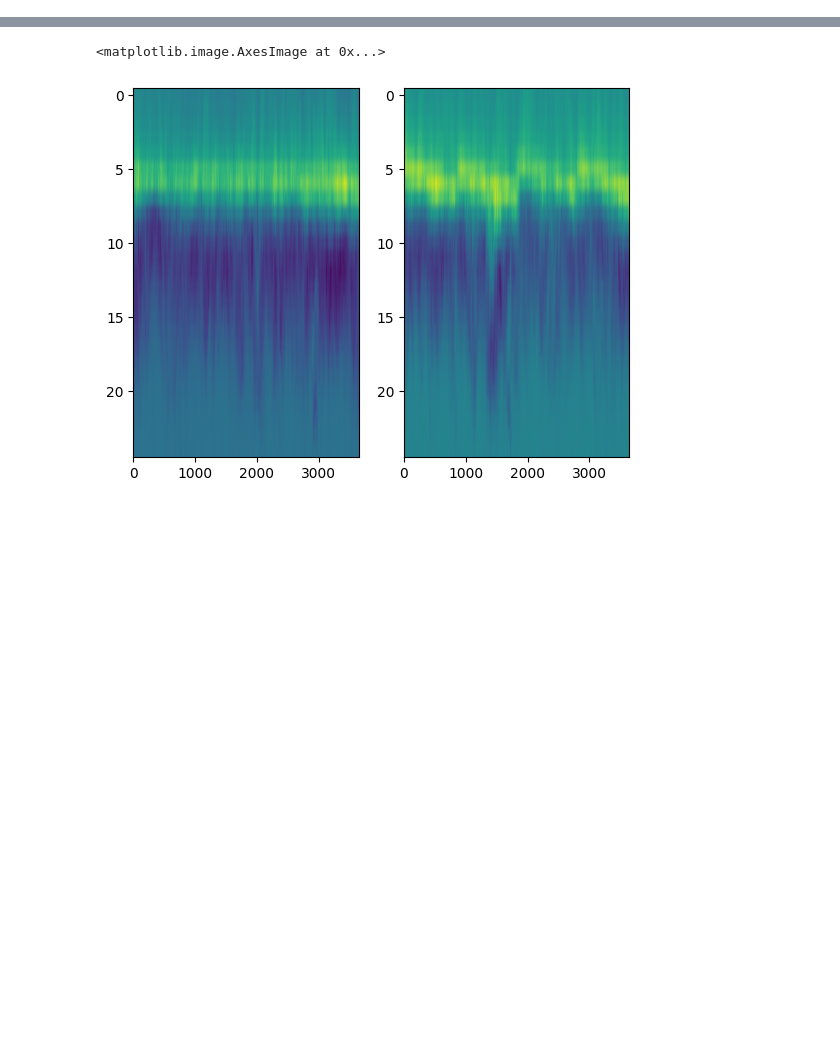
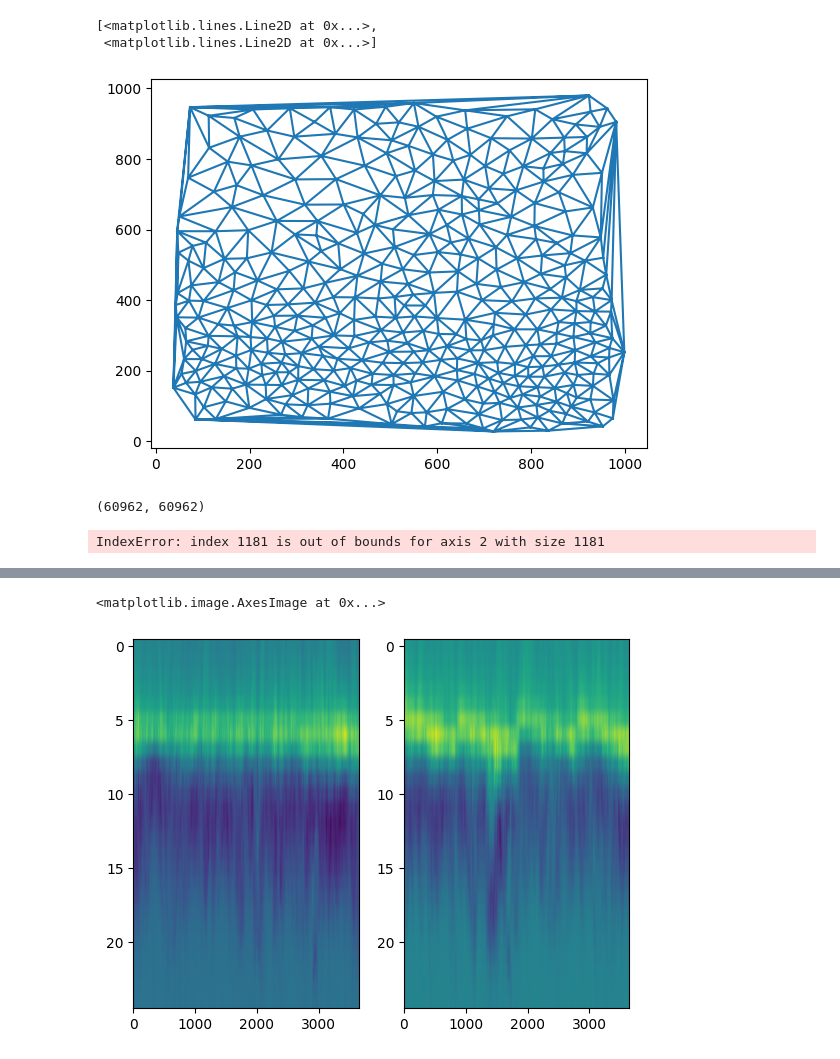
Before and after one commit to siljabl/MDCK-QPI, a Jupyter notebook: code/analysis/notebooks/sketching.ipynb, the cells around one changed output, grey strips where cells are left out. Cells and saved outputs as stored; diff of their text form; code cells hidden in the pictures; blank space fills up the shorter version.

```diff
--- a/code/analysis/notebooks/sketching.ipynb
+++ b/code/analysis/notebooks/sketching.ipynb
@@ -63,0 +75,6 @@ with open(f"data/experimental/processed/{dataset}/raw_cell_props_21-40.p", 'rb')
+# %%
+cellprops = [regionprops(im_cell_areas[i], h_stack[i]) for i in range(len(im_cell_areas))]
+# %%
+positions = np.concatenate([[cell.centroid_weighted for cell in cellprop] for cellprop in cellprops])
+frames = np.concatenate([[frame for cell in cellprops[frame]] for frame in range(len(cellprops))])
+labels = np.concatenate([[cell.label for cell in cellprop] for cellprop in cellprops])
@@ -63,0 +92,7 @@ with open(f"data/experimental/processed/{dataset}/raw_cell_props_21-40.p", 'rb')
+# %%
+tri = Delaunay(positions[frames==0])
+plt.triplot(positions[frames==0].T[1], positions[frames==0].T[0])
+# %% [output]
+[<matplotlib.lines.Line2D at 0x...>,
+ <matplotlib.lines.Line2D at 0x...>]
+[figure, added]
@@ -63,0 +132,24 @@ with open(f"data/experimental/processed/{dataset}/raw_cell_props_21-40.p", 'rb')
+# %%
+len(positions), len(particle_id)
+# %% [output]
+(60962, 60962)
+# %%
+cell_positions = positions
+
+for frame in tqdm(range(len(neighbors_matrix))):
+    tri = Delaunay(cell_positions[frames == frame])
+
+    for cell_idx in range(len(cell_positions[frames == frame])):
+
+        label = particle_id[frames == frame][cell_idx]
+
+        # Find neighbors using Delaunay triangulation
+        neighbors_idx = set()
+        for simplex in tri.simplices:
+
+            if cell_idx in simplex:
+                neighbors_matrix[frame, label, particle_id[frames == frame][simplex]] = 1
+
+                neighbors_idx.update(simplex)
+# %% [output]
+IndexError: index 1181 is out of bounds for axis 2 with size 1181
```
Also changed, not shown: parts of 35 cells of this notebook, 18 other files.
